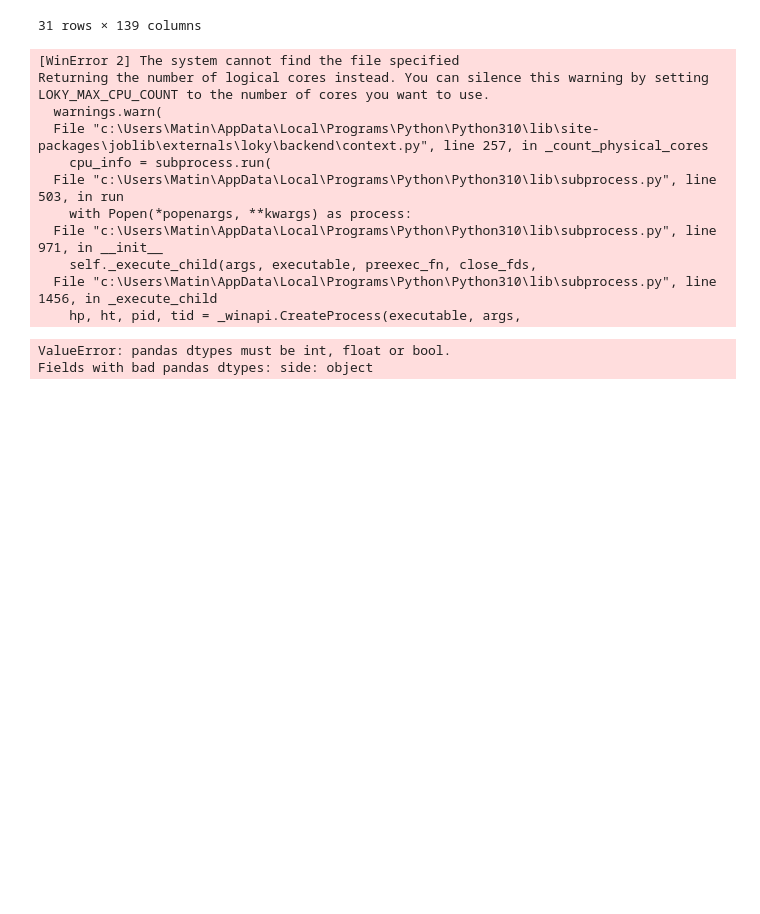
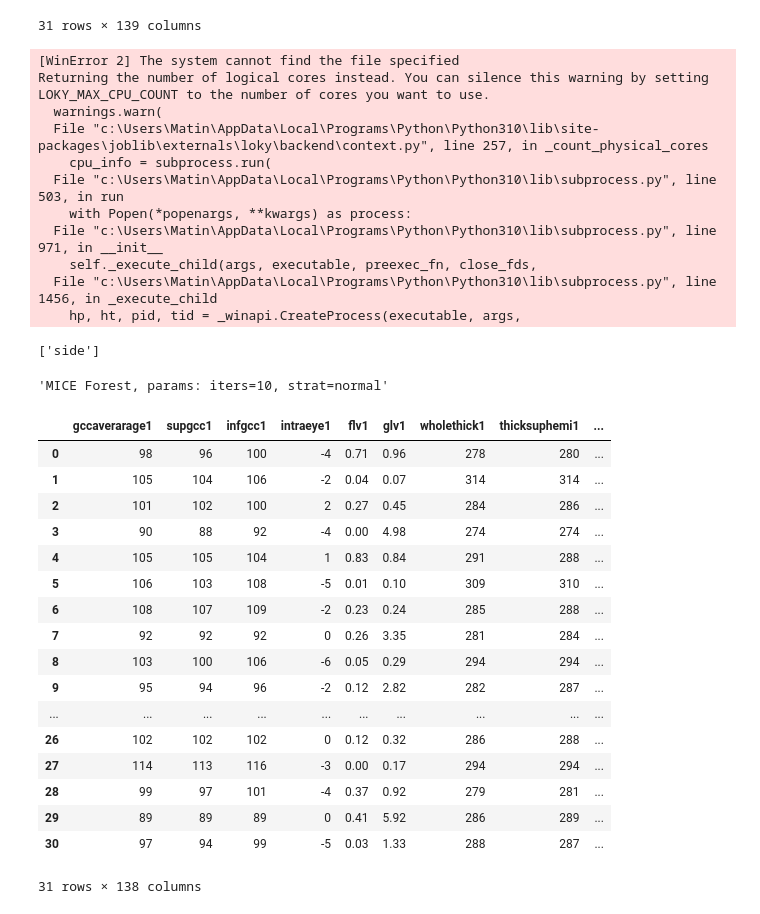
Before and after one commit to iMaatin/AutoStats, a Jupyter notebook: md.ipynb, the cells around one changed output. Cells and saved outputs as stored; diff of their text form; code cells hidden in the pictures; blank space fills up the shorter version.

```diff
--- a/md.ipynb
+++ b/md.ipynb
@@ -745,7 +677,9 @@ def knn_impute_df(df, continuous_cols=None, discrete_cols=None, categorical_cols
 
     return imps, method_info
 # %%
-def mice_forest_impute_df(df, continuous_cols=None, discrete_cols=None, categorical_cols=None,
+from sklearn.preprocessing import MinMaxScaler
+
+def mice_impute_df(df, continuous_cols=None, discrete_cols=None, categorical_cols=None,
                           iters=10, strat='normal', samples=1):
     """
     Impute missing values in a DataFrame using the MICE forest method.
@@ -772,10 +706,13 @@ def mice_forest_impute_df(df, continuous_cols=None, discrete_cols=None, categori
     """
     # Create a copy of the DataFrame to avoid modifying the original data.
     df_imputed = df.copy()
+    scaler = MinMaxScaler()
+    scaled = scaler.fit_transform(df_imputed)
+    pre = pd.DataFrame(scaled, columns=df_imputed.columns)
 
     # Create an imputation kernel using miceforest.
     kernel = mf.ImputationKernel(
-        df_imputed,
+        pre,
         random_state=0,
         mean_match_strategy=strat
     )
@@ -786,6 +723,8 @@ def mice_forest_impute_df(df, continuous_cols=None, discrete_cols=None, categori
     # Retrieve the completed data (imputed dataset).
     df_completed = kernel.complete_data(dataset=0)
 
+    # Reverse the scaling transformation
+    df_completed = pd.DataFrame(scaler.inverse_transform(df_completed), columns=df_completed.columns)
     # For discrete and categorical columns, round the imputed values to integers.
     if discrete_cols:
         df_completed[discrete_cols] = df_completed[discrete_cols].round().astype(int)
@@ -836,9 +775,10 @@ def missforest_impute_df(df, continuous_cols=None, discrete_cols=None, categoric
     method_info = f"MissForest, params: iters={iters}"
 
     return imps, method_info
+# df4.drop('side', axis=1, inplace=True)
 
 # Example usage:
-mf_imputed, mf_method_info = missforest_impute_df(df4, continuous_cols=cont, discrete_cols=dis, categorical_cols=cat)
+mf_imputed, mf_method_info = missforest_impute_df(df4, continuous_cols=cont, discrete_cols=dis, categorical_cols=[])
 # %% [output]
 [WinError 2] The system cannot find the file specified
 Returning the number of logical cores instead. You can silence this warning by setting LOKY_MAX_CPU_COUNT to the number of cores you want to use.
@@ -851,5 +791,34 @@ Returning the number of logical cores instead. You can silence this warning by s
     self._execute_child(args, executable, preexec_fn, close_fds,
   File "c:\Users\Matin\AppData\Local\Programs\Python\Python310\lib\subprocess.py", line 1456, in _execute_child
     hp, ht, pid, tid = _winapi.CreateProcess(executable, args,
-ValueError: pandas dtypes must be int, float or bool.
-Fields with bad pandas dtypes: side: object
+# %%
+mice_imputed, mice_method_info = mice_impute_df(df4, continuous_cols=cont, discrete_cols=dis, categorical_cols=[])
+# %%
+cat
+# %% [output]
+['side']
+# %%
+mice_method_info
+# %% [output]
+'MICE Forest, params: iters=10, strat=normal'
+# %%
+mice_imputed[0]
+# %% [output]
+|  | gccaverarage1 | supgcc1 | infgcc1 | intraeye1 | flv1 | glv1 | wholethick1 | thicksuphemi1 | ... |
+| 0 | 98 | 96 | 100 | -4 | 0.71 | 0.96 | 278 | 280 | ... |
+| 1 | 105 | 104 | 106 | -2 | 0.04 | 0.07 | 314 | 314 | ... |
+| 2 | 101 | 102 | 100 | 2 | 0.27 | 0.45 | 284 | 286 | ... |
+| 3 | 90 | 88 | 92 | -4 | 0.00 | 4.98 | 274 | 274 | ... |
+| 4 | 105 | 105 | 104 | 1 | 0.83 | 0.84 | 291 | 288 | ... |
+| 5 | 106 | 103 | 108 | -5 | 0.01 | 0.10 | 309 | 310 | ... |
+| 6 | 108 | 107 | 109 | -2 | 0.23 | 0.24 | 285 | 288 | ... |
+| 7 | 92 | 92 | 92 | 0 | 0.26 | 3.35 | 281 | 284 | ... |
+| 8 | 103 | 100 | 106 | -6 | 0.05 | 0.29 | 294 | 294 | ... |
+| 9 | 95 | 94 | 96 | -2 | 0.12 | 2.82 | 282 | 287 | ... |
+| ... | ... | ... | ... | ... | ... | ... | ... | ... | ... |
+| 26 | 102 | 102 | 102 | 0 | 0.12 | 0.32 | 286 | 288 | ... |
+| 27 | 114 | 113 | 116 | -3 | 0.00 | 0.17 | 294 | 294 | ... |
+| 28 | 99 | 97 | 101 | -4 | 0.37 | 0.92 | 279 | 281 | ... |
+| 29 | 89 | 89 | 89 | 0 | 0.41 | 5.92 | 286 | 289 | ... |
+| 30 | 97 | 94 | 99 | -5 | 0.03 | 1.33 | 288 | 287 | ... |
+31 rows × 138 columns
```
Also changed, not shown: parts of 5 cells of this notebook, 8 other files.
